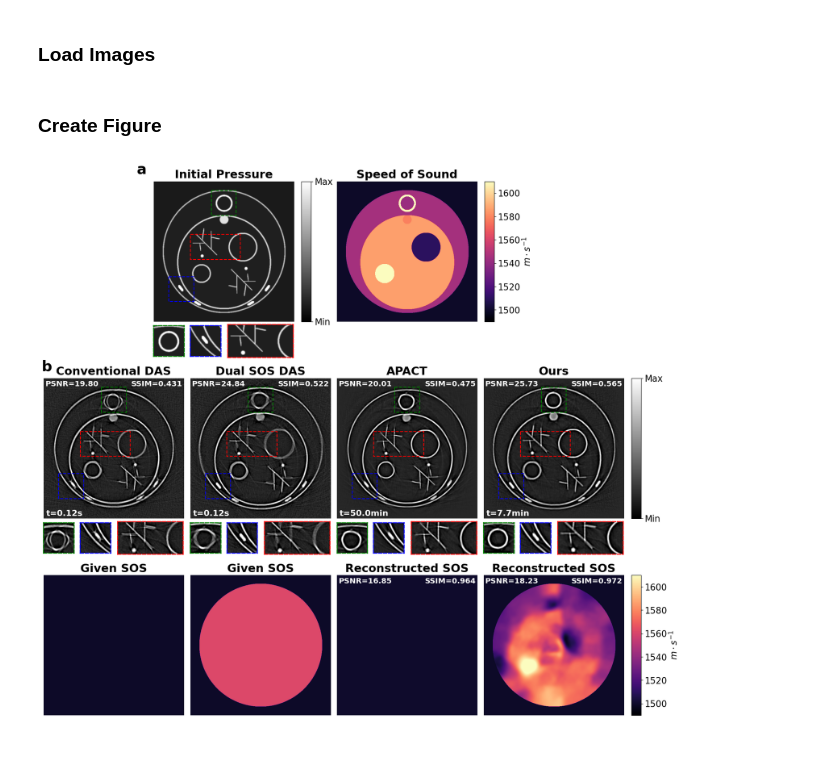
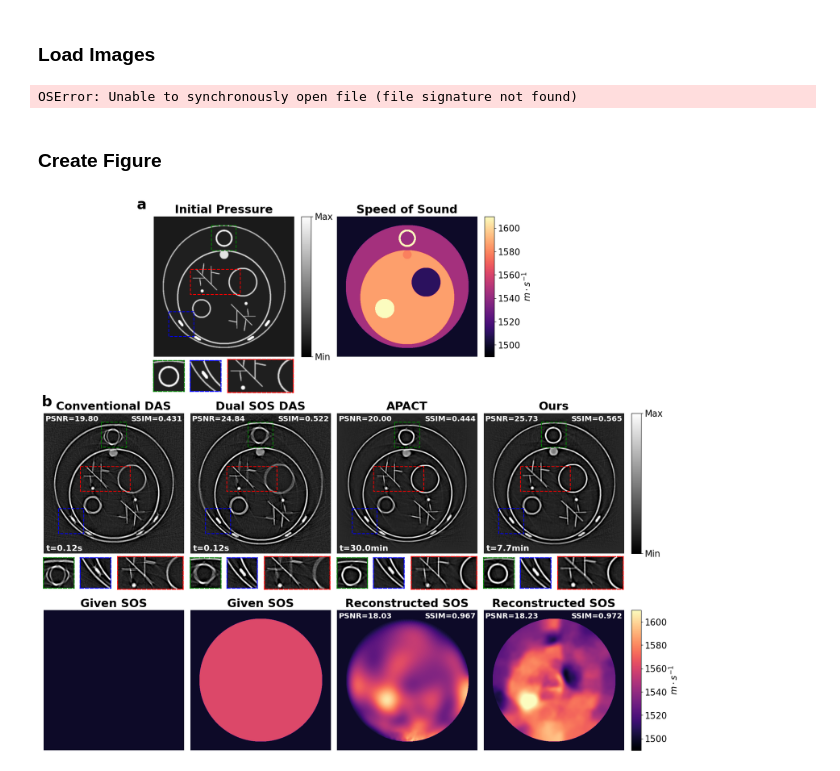
Before and after one commit to Lukeli0425/Coord-SoS-PACT, a Jupyter notebook: figures/figure_simulation.ipynb, the cells around one changed output. Saved outputs shown, nothing was run; the diff lists cells and outputs as text; code cells hidden in the pictures.

```diff
--- a/figures/figure_simulation.ipynb
+++ b/figures/figure_simulation.ipynb
@@ -23,19 +23,21 @@ RESULTS_DIR = '../results_new/numerical/'
 IP_gt = load_mat(os.path.join(DATA_DIR, 'IP.mat'))
 IP_das = load_mat(os.path.join(RESULTS_DIR, 'DAS', 'v_das=1510.0m·s⁻¹', 'IP_rec.mat'))
 IP_dual_das = load_mat(os.path.join(RESULTS_DIR, 'Dual-SOS_DAS', 'v_body=1561.0m·s⁻¹', 'IP_rec.mat'))
-IP_apact = load_mat(os.path.join(results_path, 'apact_simulation_easy.mat'))
+IP_apact = load_mat(os.path.join(RESULTS_DIR, 'APACT', '32delays', 'IP_rec.mat'))
 IP_nf_apact = load_mat(os.path.join(RESULTS_DIR, 'NF-APACT', '32delays_1lyrs_64fts_TV=5.0e-05_lr=1.0e-04_30iters', 'IP_rec.mat'))
 
 SOS_gt = load_mat(os.path.join(DATA_DIR, 'SoS.mat'))
 SOS_uniform = load_mat(os.path.join(DATA_DIR, 'SoS_uniform.mat'))
 SOS_dual = load_mat(os.path.join(DATA_DIR, 'SoS_SB.mat'))
+SOS_apact = load_mat(os.path.join(RESULTS_DIR, 'APACT', '32delays', 'SOS_rec.mat'))
 SOS_nf_apact = load_mat(os.path.join(RESULTS_DIR, 'NF-APACT', '32delays_1lyrs_64fts_TV=5.0e-05_lr=1.0e-04_30iters', 'SOS_rec.mat'))
-SOS_APACT = np.ones_like(SOS_gt) * 1500
 
 t_das = load_log(os.path.join(RESULTS_DIR, 'DAS', 'v_das=1510.0m·s⁻¹', 'log.json'))['time']
 t_dual_das = load_log(os.path.join(RESULTS_DIR, 'Dual-SOS_DAS', 'v_body=1561.0m·s⁻¹', 'log.json'))['time']
-t_apact = 3000
+t_apact = load_mat(os.path.join(RESULTS_DIR, 'APACT', '32delays', 'log.json'))['time']
 t_nf_apact = load_log(os.path.join(RESULTS_DIR, 'NF-APACT', '32delays_1lyrs_64fts_TV=5.0e-05_lr=1.0e-04_30iters', 'log.json'))['time']
+# %% [output]
+OSError: Unable to synchronously open file (file signature not found)
 # %%
 [IP_gt, IP_das, IP_dual_das, IP_apact, IP_nf_apact] = \
     [standardize(img) for img in [IP_gt, IP_das, IP_dual_das, IP_apact, IP_nf_apact]]
@@ -85,7 +87,7 @@ cb.set_label('$m \cdot s^{-1}$', fontsize=17)
 for idx, (img, method, time, SOS, SOS_title) in enumerate(zip([IP_das, IP_dual_das, IP_apact, IP_nf_apact],
                                                               ['Conventional DAS', 'Dual SOS DAS', 'APACT', 'Ours'],
                                                               ['t={:.2f}s'.format(t_das), 't={:.2f}s'.format(t_dual_das), 't={:.1f}min'.format(t_apact/60), 't={:.1f}min'.format(t_nf_apact/60)],
-                                                              [SOS_uniform, SOS_dual, SOS_APACT, SOS_nf_apact],
+                                                              [SOS_uniform, SOS_dual, SOS_apact, SOS_nf_apact],
                                                               ['Given SOS', 'Given SOS', 'Reconstructed SOS', 'Reconstructed SOS'])):
     ax = plt.subplot(gs[11:19,idx*4:(idx+1)*4])
     plt.title(method, fontsize=22, fontweight='semibold')
@@ -103,31 +105,31 @@ for idx, (img, method, time, SOS, SOS_title) in enumerate(zip([IP_das, IP_dual_d
         cb.set_ticklabels(['Max', 'Min'], fontsize=17)
 
     for k, (x, y, h, w, color) in enumerate(patches):
         rect = plt.Rectangle((y, x), w, h, fill=False, edgecolor=color, linewidth=1.6, linestyle='--')
         ax.add_patch(rect)
         ax2 = plt.subplot(gs[19:21,idx*4+k:idx*4+k+1+(k==2)])
         plt.imshow(img[x:x+h, y:y+w], cmap='gray', norm=norm)
         plt.xticks([])
         plt.yticks([])
         for loc in ['bottom', 'top', 'left', 'right']:
             ax2.spines[loc].set_color(color)
             ax2.spines[loc].set_linewidth(1.8)
             ax2.spines[loc].set_linestyle('--')
 
     ax = plt.subplot(gs[22:30,idx*4:(idx+1)*4])
     plt.axis('off')
     plt.title(SOS_title, fontsize=22, fontweight='semibold')
     plt.imshow(SOS, cmap='magma', norm=norm_SOS)
     if idx >= 2:
         plt.title('PSNR={:.2f}'.format(psnr(SOS, SOS_gt, data_range=data_range_SOS)), loc='left', x=0.01, y=0.92, fontsize=14.5, fontweight='semibold', color='white')
         plt.title('SSIM={:.3f}'.format(ssim(SOS, SOS_gt, data_range=data_range_SOS)), loc='right', x=0.99, y=0.92, fontsize=14.5, fontweight='semibold', color='white')
     if idx == 3:
         cax = fig.add_axes([ax.get_position().x1+0.01, ax.get_position().y0, 0.013, ax.get_position().height])
         cb = plt.colorbar(cax=cax, norm=norm_SOS)
         cb.set_ticks([1500, 1520, 1540, 1560, 1580, 1600])
         cb.set_ticklabels(['1500', '1520', '1540', '1560', '1580', '1600'], fontsize=17)
         cb.set_label('$m \cdot s^{-1}$', fontsize=17)
 
 plt.savefig('figure_simulation.png', bbox_inches='tight', dpi=256)
 # %% [output]
-[figure, old version]
+[figure, new version]
```
Also changed, not shown: 4 other files.
